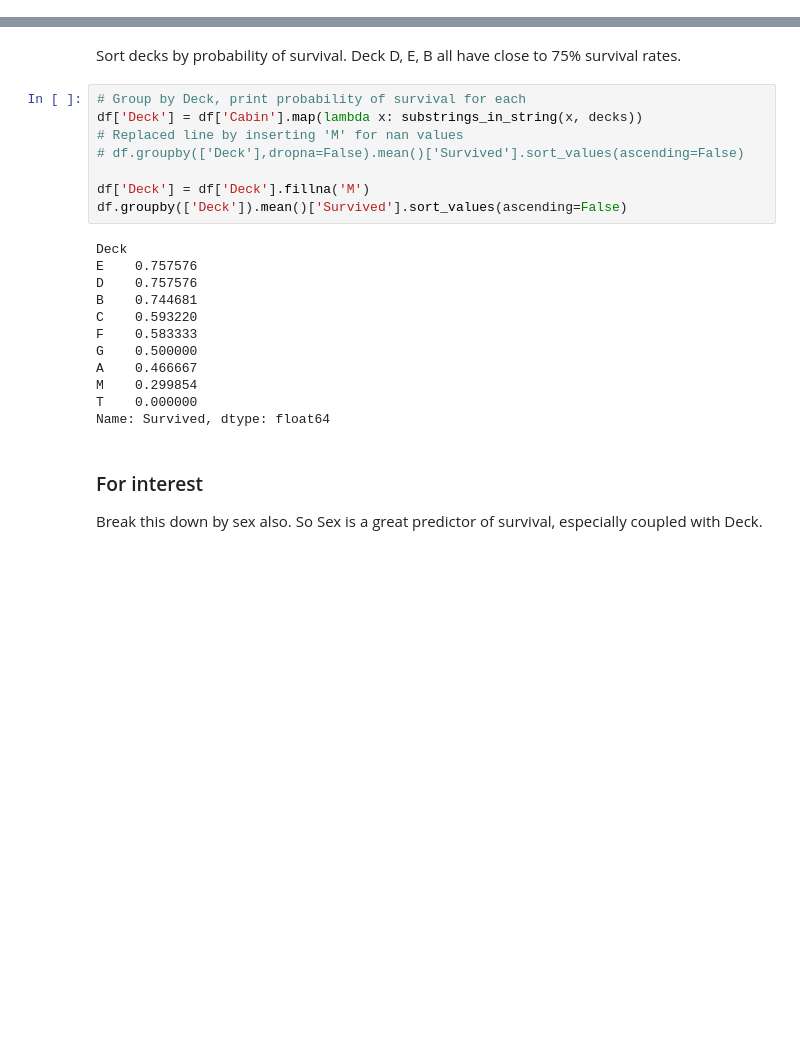
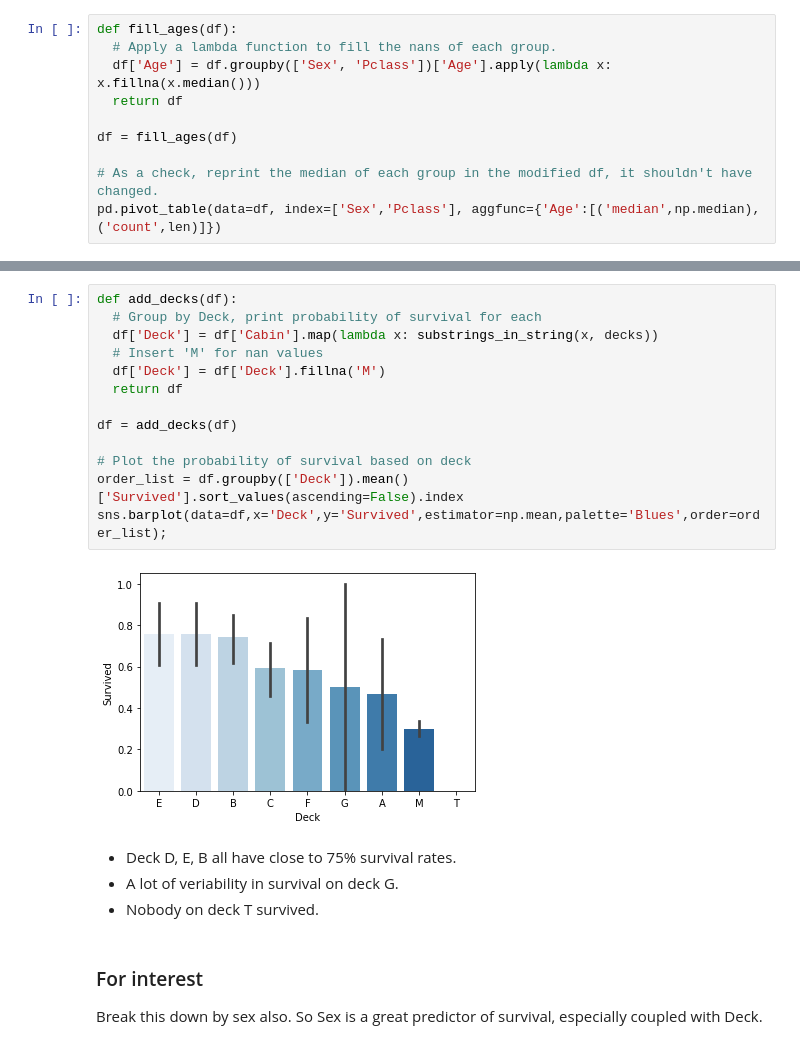
Before and after one commit to adin786/ad-titanic, a Jupyter notebook: titanic.ipynb, the cells around one changed output, grey strips where cells are left out. Cells and saved outputs as stored; diff of their text form; blank space fills up the shorter version.

```diff
--- a/titanic.ipynb
+++ b/titanic.ipynb
@@ -508,0 +389,10 @@ df.describe()
+# %%
+def fill_ages(df):
+  # Apply a lambda function to fill the nans of each group.
+  df['Age'] = df.groupby(['Sex', 'Pclass'])['Age'].apply(lambda x: x.fillna(x.median()))
+  return df
+
+df = fill_ages(df)
+
+# As a check, reprint the median of each group in the modified df, it shouldn't have changed.
+pd.pivot_table(data=df, index=['Sex','Pclass'], aggfunc={'Age':[('median',np.median),('count',len)]})
@@ -650,25 +443,22 @@ for thisCabin in df['Cabin']:
+# %%
+def add_decks(df):
+  # Group by Deck, print probability of survival for each
+  df['Deck'] = df['Cabin'].map(lambda x: substrings_in_string(x, decks))
+  # Insert 'M' for nan values
+  df['Deck'] = df['Deck'].fillna('M')
+  return df
+
+df = add_decks(df)
+
+# Plot the probability of survival based on deck
+order_list = df.groupby(['Deck']).mean()['Survived'].sort_values(ascending=False).index
+sns.barplot(data=df,x='Deck',y='Survived',estimator=np.mean,palette='Blues',order=order_list);
+# %% [output]
+[figure, added]
 # %% [markdown]
-Sort decks by probability of survival.  Deck D, E, B all have close to 75% survival rates.
+- Deck D, E, B all have close to 75% survival rates.
+- A lot of veriability in survival on deck G.
+- Nobody on deck T survived.
-# %%
-# Group by Deck, print probability of survival for each
-df['Deck'] = df['Cabin'].map(lambda x: substrings_in_string(x, decks))
-# Replaced line by inserting 'M' for nan values
-# df.groupby(['Deck'],dropna=False).mean()['Survived'].sort_values(ascending=False)
-
-df['Deck'] = df['Deck'].fillna('M')
-df.groupby(['Deck']).mean()['Survived'].sort_values(ascending=False)
-# %% [output]
-Deck
-E    0.757576
-D    0.757576
-B    0.744681
-C    0.593220
-F    0.583333
-G    0.500000
-A    0.466667
-M    0.299854
-T    0.000000
-Name: Survived, dtype: float64
 # %% [markdown]
 ### For interest
 Break this down by sex also.  So Sex is a great predictor of survival, especially coupled with Deck.
```
Also changed, not shown: parts of 157 cells of this notebook.
